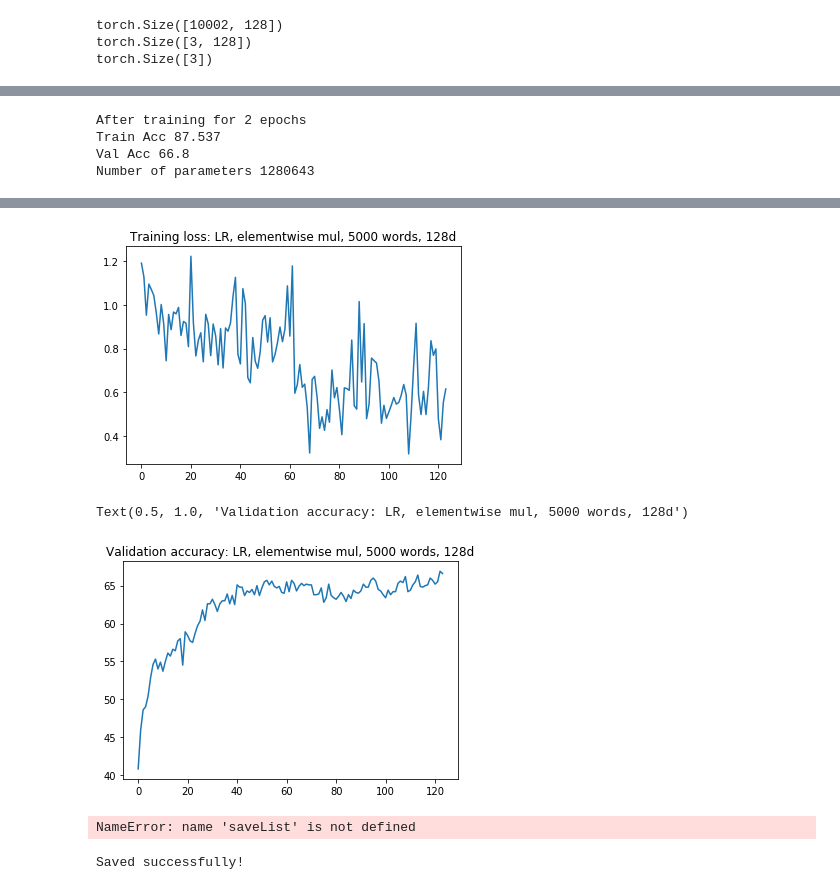
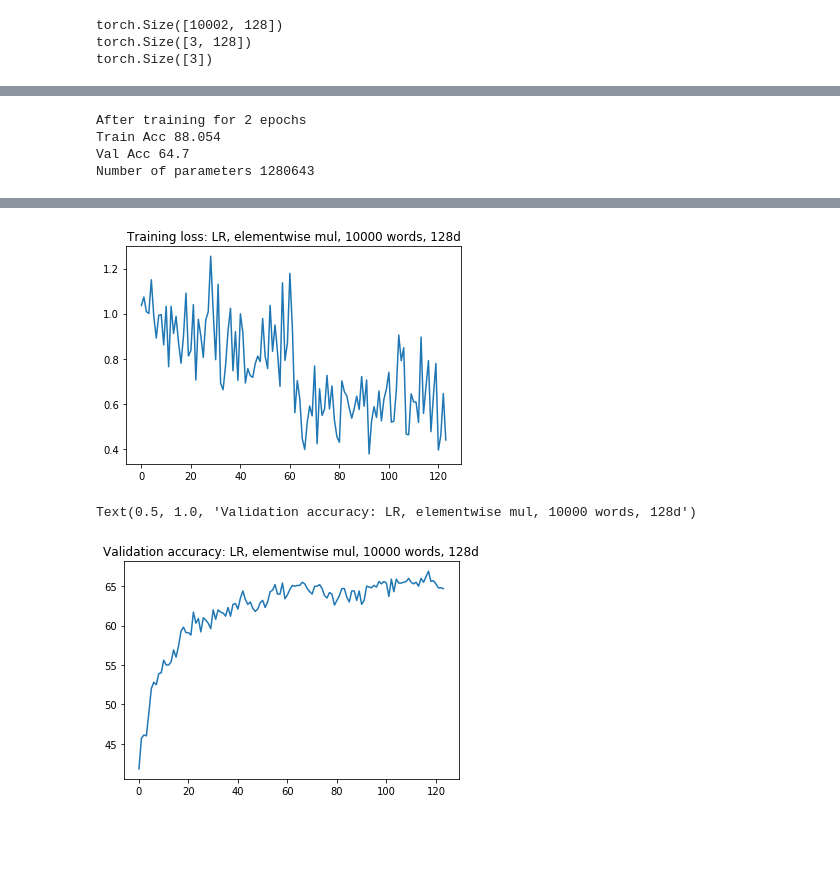
Before and after one commit to jiangzian96/NLP_DS1011, a Jupyter notebook: BagOfWordsNLI/SNLI_elemut_Adam_10000_128.ipynb, the cells around one changed output, grey strips where cells are left out. Drawn from its saved outputs; the diff is of its cells as text; code cells hidden in the pictures; blank space fills up the shorter version.

```diff
--- a/BagOfWordsNLI/SNLI_elemut_Adam_10000_128.ipynb
+++ b/BagOfWordsNLI/SNLI_elemut_Adam_10000_128.ipynb
@@ -311,7 +311,7 @@ train_loader = torch.utils.data.DataLoader(dataset=train_dataset,
 val_loader = torch.utils.data.DataLoader(dataset=val_dataset,
                                            batch_size=BATCH_SIZE,
                                            collate_fn=SNLI_collate_func,
-                                           shuffle=True)
+                                           shuffle=False)
 # %%
 for i, (data1, lengths1,data2, lengths2, labels) in enumerate(val_loader):
     print(data1.shape)
@@ -480,13 +480,13 @@ print("Number of parameters {}".format(count_parameters(model)))
 #print ("Test Acc {}".format(test_model(test_loader, model)))
 # %% [output]
 After training for 2 epochs
-Train Acc 87.537
-Val Acc 66.8
+Train Acc 88.054
+Val Acc 64.7
 Number of parameters 1280643
 # %%
 import matplotlib.pyplot as plt
 # %%
 x = np.arange(len(train_loss_graph))
 plt.plot(x, train_loss_graph)
-plt.title("Training loss: LR, elementwise mul, 5000 words, 128d")
+plt.title("Training loss: LR, elementwise mul, 10000 words, 128d")
 # %% [output]
@@ -494,11 +494,11 @@ Text(0.5, 1.0, 'Training loss: LR, elementwise mul, 5000 words, 128d')
-[figure, old version]
+[figure, new version]
 # %%
 x = np.arange(len(val_acc_graph))
 plt.plot(x, val_acc_graph)
-plt.title("Validation accuracy: LR, elementwise mul, 5000 words, 128d")
+plt.title("Validation accuracy: LR, elementwise mul, 10000 words, 128d")
 # %% [output]
-Text(0.5, 1.0, 'Validation accuracy: LR, elementwise mul, 5000 words, 128d')
+Text(0.5, 1.0, 'Validation accuracy: LR, elementwise mul, 10000 words, 128d')
-[figure, old version]
+[figure, new version]
 # %%
 def saveList(myList,filename):
     # the filename should mention the extension 'npy'
@@ -511,9 +511,5 @@ val_acc_graph = np.asarray(val_acc_graph, dtype=np.float32)
 # %%
-saveList(train_loss_graph,"figures/train_elem_10000_128.npy")
+#saveList(train_loss_graph,"figures/train_elem_10000_128.npy")
-# %% [output]
-NameError: name 'saveList' is not defined
 # %%
-saveList(val_acc_graph,"figures/val_elem_10000_128.npy")
+#saveList(val_acc_graph,"figures/val_elem_10000_128.npy")
-# %% [output]
-Saved successfully!
 # %%
```
Also changed, not shown: parts of 13 cells of this notebook, 5 other files.
